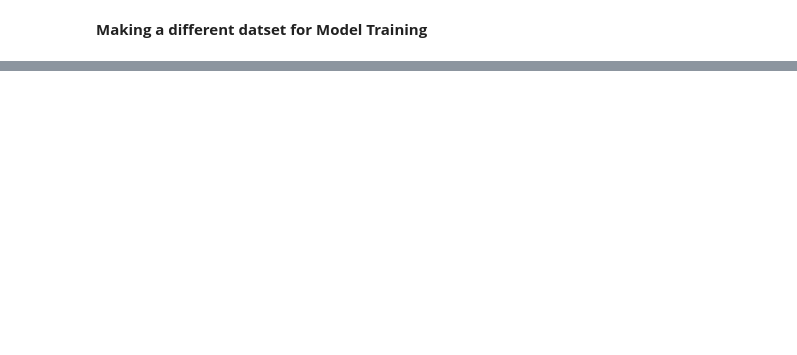
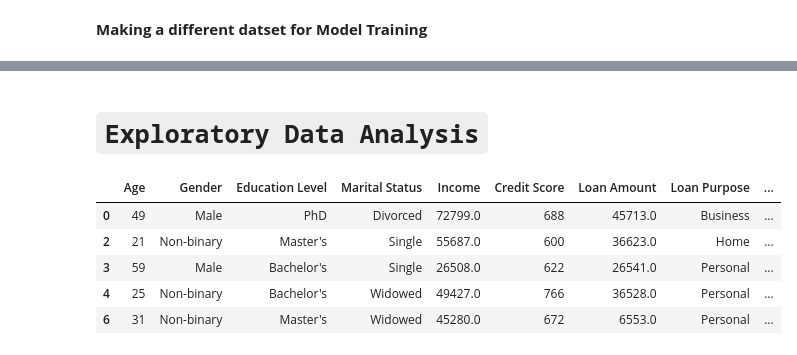
Before and after one commit to RookieCoder12/DevArena-Week-11, a Jupyter notebook: customer_segmentation.ipynb, the cells around one changed output, grey strips where cells are left out. Cells and saved outputs as stored; diff of their text form; code cells hidden in the pictures; blank space fills up the shorter version.

```diff
--- a/customer_segmentation.ipynb
+++ b/customer_segmentation.ipynb
@@ -259,0 +242,11 @@ df_model
+# %% [markdown]
+# <b>`Exploratory Data Analysis`
+# %%
+df_copy.head()
+# %% [output]
+|  | Age | Gender | Education Level | Marital Status | Income | Credit Score | Loan Amount | Loan Purpose | ... |
+| 0 | 49 | Male | PhD | Divorced | 72799.0 | 688 | 45713.0 | Business | ... |
+| 2 | 21 | Non-binary | Master's | Single | 55687.0 | 600 | 36623.0 | Home | ... |
+| 3 | 59 | Male | Bachelor's | Single | 26508.0 | 622 | 26541.0 | Personal | ... |
+| 4 | 25 | Non-binary | Bachelor's | Widowed | 49427.0 | 766 | 36528.0 | Personal | ... |
+| 6 | 31 | Non-binary | Master's | Widowed | 45280.0 | 672 | 6553.0 | Personal | ... |
```
Also changed, not shown: parts of 22 cells of this notebook.
